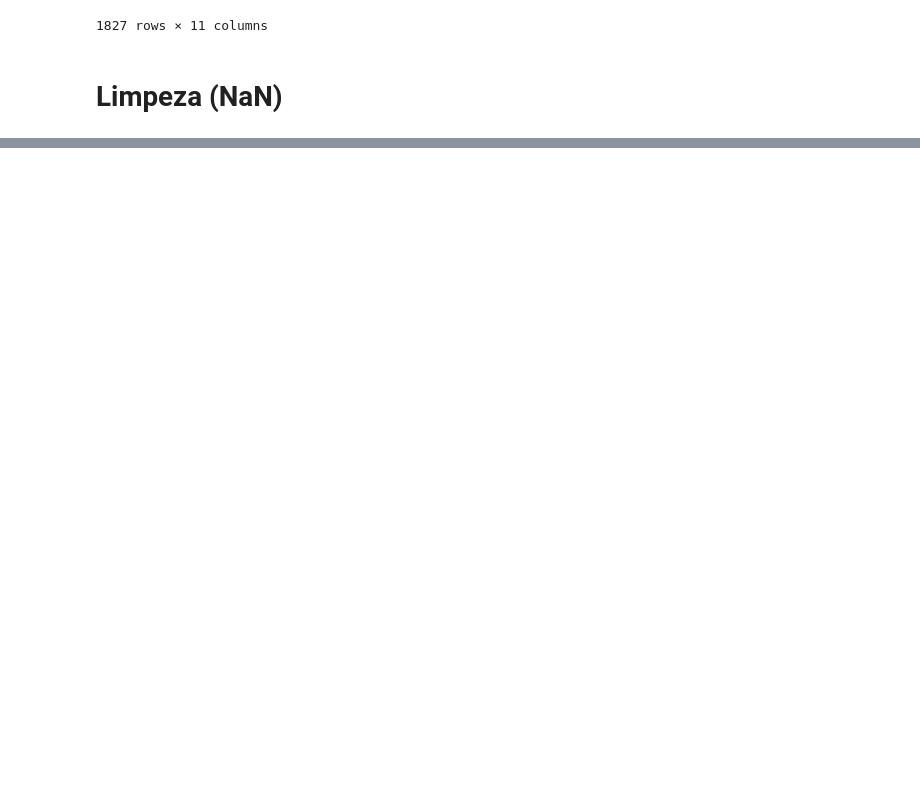
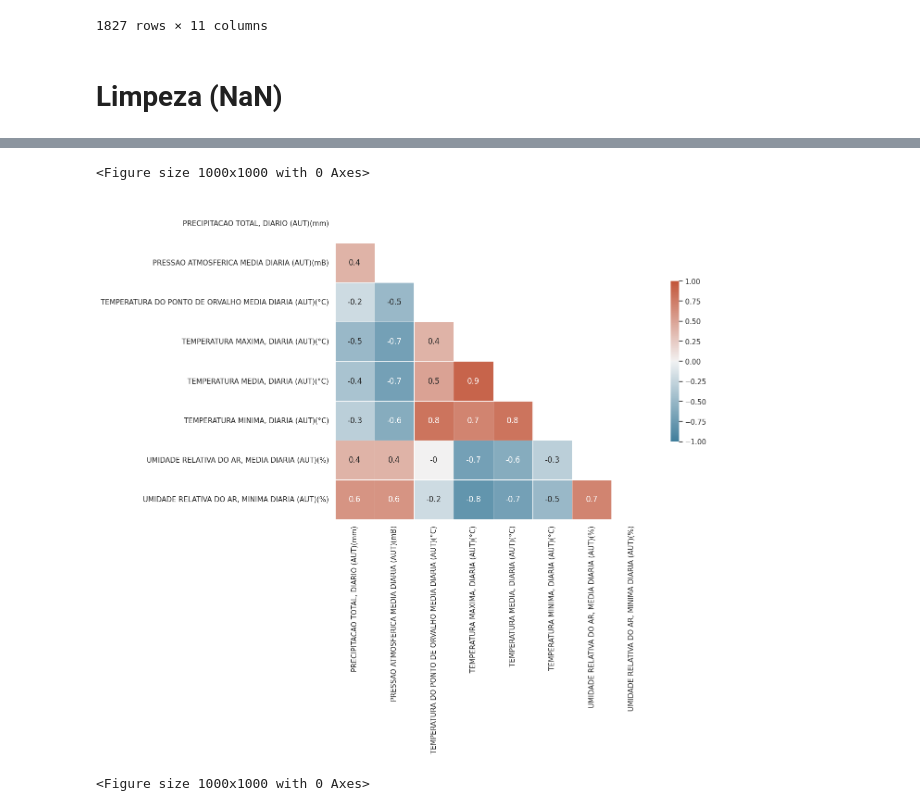
Before and after one commit to big-data-project-drffw/bd-weather-prev, a Jupyter notebook: Notebook1.ipynb, the cells around one changed output, grey strips where cells are left out. Cells and saved outputs as stored; diff of their text form; code cells hidden in the pictures; blank space fills up the shorter version.

```diff
--- a/Notebook1.ipynb
+++ b/Notebook1.ipynb
@@ -217,0 +219,24 @@ display(interpolated_g3)
+# %%
+#Tema
+sns.set_theme(style="white")
+
+# Cálculo da Correlação
+corr1 = dcorr1.corr().round(1)
+
+# Mascára cobre metade do quadrado.
+mask = np.triu(np.ones_like(corr1, dtype=bool))
+
+# Tamanho do Mapa
+f, ax = plt.subplots(figsize=(11, 9))
+
+# Cor customizada do Mapa
+cmap = sns.diverging_palette(230, 20, as_cmap=True)
+
+# Desenhar o mapa
+fig1 = sns.heatmap(corr1, mask=mask, cmap=cmap, vmin=-1, vmax=1, center=0, square=True, linewidths=.5, cbar_kws={"shrink": .5}, annot=True)
+
+plt.figure(figsize=(10,10))
+# %% [output]
+<Figure size 1000x1000 with 0 Axes>
+[figure, added]
+<Figure size 1000x1000 with 0 Axes>
```
Also changed, not shown: parts of 5 cells of this notebook.
